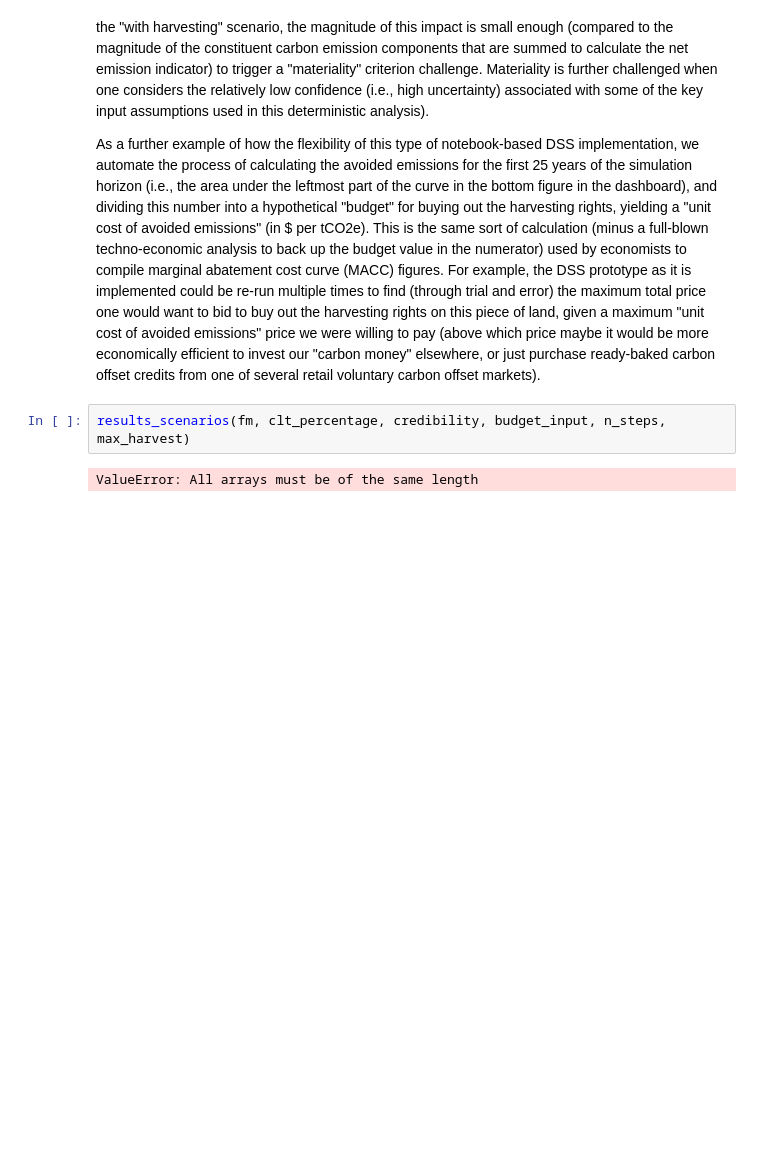
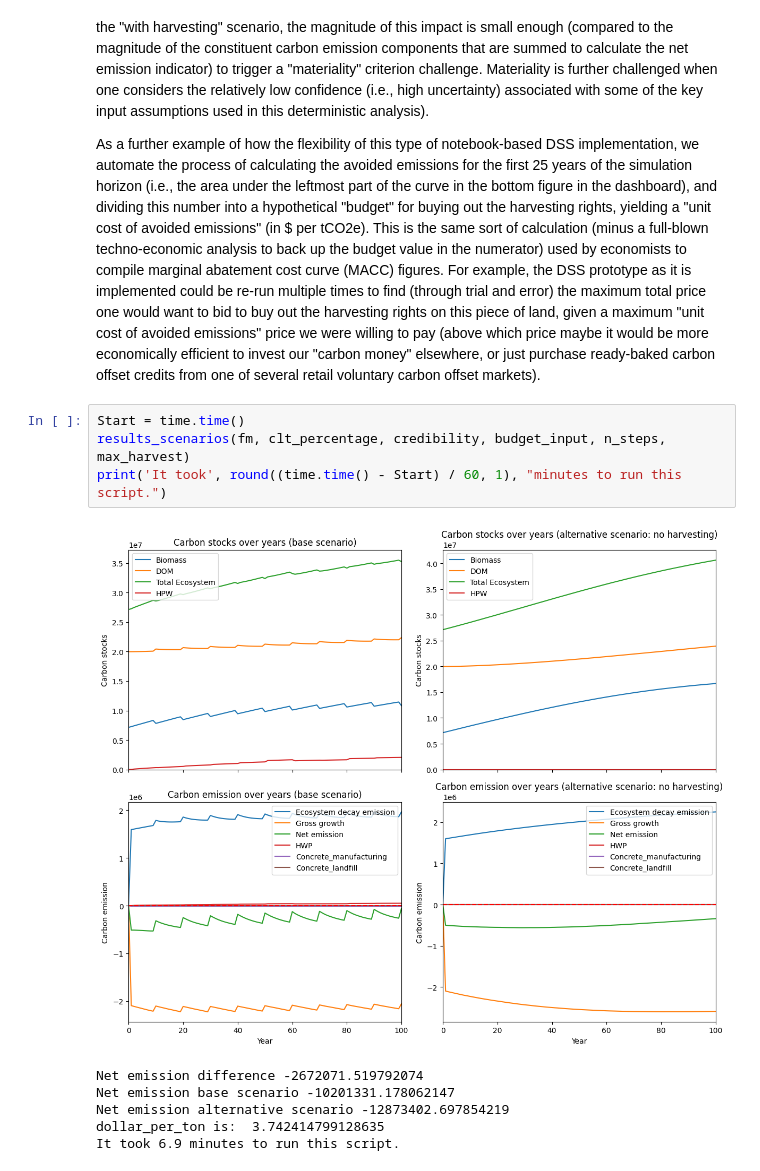
Before and after one commit to UBC-FRESH/nbds_mining, a Jupyter notebook: 02_dss.ipynb, the cells around one changed output. Drawn from its saved outputs; the diff is of its cells as text; blank space fills up the shorter version.

```diff
--- a/02_dss.ipynb
+++ b/02_dss.ipynb
@@ -79,6 +80,13 @@ So, althrough this model is calculating a net negative impact of the "no harvest
 
 As a further example of how the flexibility of this type of notebook-based DSS implementation, we automate the process of calculating the avoided emissions for the first 25 years of the simulation horizon (i.e., the area under the leftmost part of the curve in the bottom figure in the dashboard), and dividing this number into a hypothetical "budget" for buying out the harvesting rights, yielding a "unit cost of avoided emissions" (in $ per tCO2e). This is the same sort of calculation (minus a full-blown techno-economic analysis to back up the budget value in the numerator) used by economists to compile marginal abatement cost curve (MACC) figures. For example, the DSS prototype as it is implemented could be re-run multiple times to find (through trial and error) the maximum total price one would want to bid to buy out the harvesting rights on this piece of land, given a maximum "unit cost of avoided emissions" price we were willing to pay (above which price maybe it would be more economically efficient to invest our "carbon money" elsewhere, or just purchase ready-baked carbon offset credits from one of several retail voluntary carbon offset markets).
 # %%
+Start = time.time()
 results_scenarios(fm, clt_percentage, credibility, budget_input, n_steps, max_harvest)
+print('It took', round((time.time() - Start) / 60, 1), "minutes to run this script.")
 # %% [output]
+[figure, added]
-ValueError: All arrays must be of the same length
+Net emission difference -2672071.519792074
+Net emission base scenario -10201331.178062147
+Net emission alternative scenario -12873402.697854219
+dollar_per_ton is:  3.742414799128635
+It took 6.9 minutes to run this script.
```
Also changed, not shown: parts of 2 cells of this notebook.
